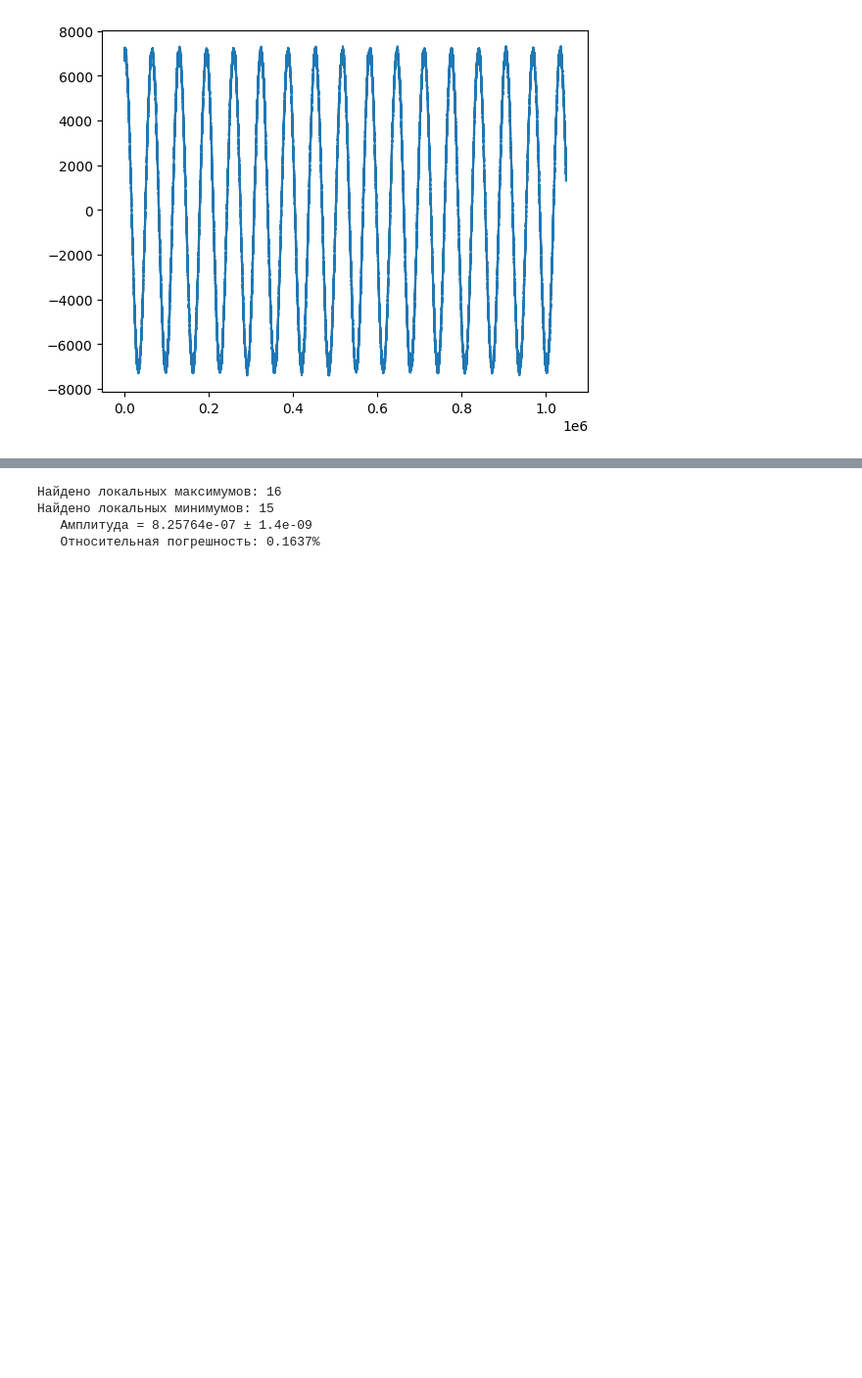
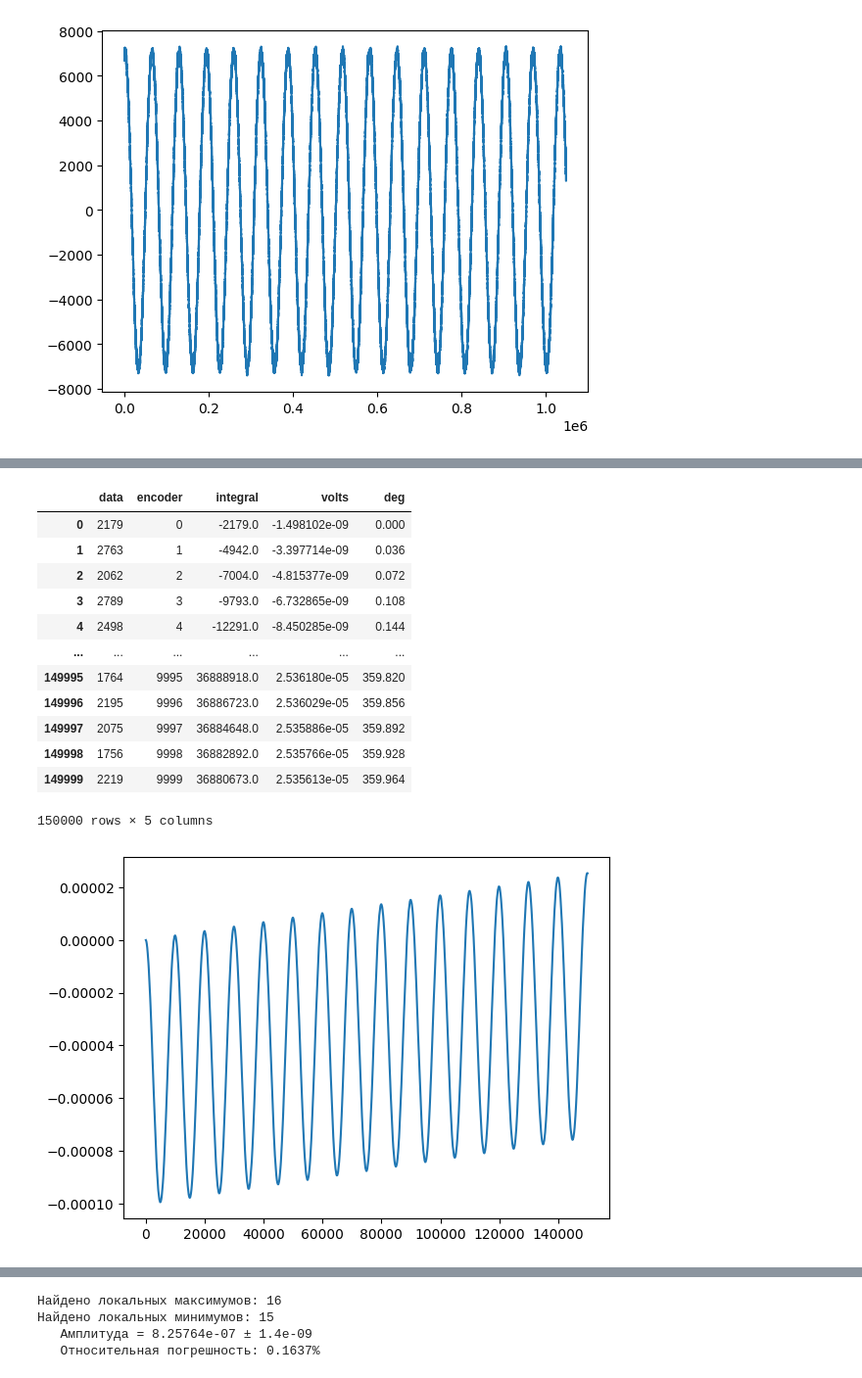
Before and after one commit to BuslaySt/Helmholz-Polymagnit, a Jupyter notebook: code/HarmData_fast2.ipynb, the cells around one changed output, grey strips where cells are left out. Shown at 98% size. Drawn from its saved outputs; the diff is of its cells as text; code cells hidden in the pictures; blank space fills up the shorter version.

```diff
--- a/code/HarmData_fast2.ipynb
+++ b/code/HarmData_fast2.ipynb
@@ -122,18 +122,6 @@ df_filtered
 1048574 rows × 2 columns
 [figure]
 # %%
-if 0:
-    # Фильтрация данных от дельта-шумов
-    window_size = 3
-    trim_offset = window_size // 2
-
-    # Применяем фильтр и обрезаем сразу для обоих столбцов
-    # Создаем новый DataFrame с отфильтрованными данными
-    df_filtered = pd.DataFrame({
-        'data': medfilt(df_raw.data, kernel_size=window_size)[trim_offset:-trim_offset],
-        'encoder': medfilt(df_raw.encoder, kernel_size=window_size)[trim_offset:-trim_offset]
-    })
-
 # Отрезаем целое число периодов
 split_points = df_filtered.index[(df_filtered['encoder'].shift(1) - df_filtered['encoder'] > 1000)]
 start_idx = split_points[0]
@@ -199,10 +189,11 @@ df_trimmed['period'] = (df_trimmed['encoder'] != df_trimmed['encoder'].shift()).
 df_res = df_trimmed.groupby('period').agg({'data': 'sum', 'encoder': 'first'}).reset_index(drop=True)
 
 # 3. Интеграл (кумулятивная сумма)
-df_res['integral'] = -1.0*df_res.data.cumsum()
+# df_res['integral'] = -1.0*df_res.data.cumsum()
 
-# from scipy import integrate
-# df_res['integral'] = -1.0 * integrate.cumulative_trapezoid(df_res['data'], dx=dt, initial=0)
+from scipy import integrate
+dt = 1
+df_res['integral'] = -1.0 * integrate.cumulative_trapezoid(df_res['data'], dx=dt, initial=0)
 
 # 4. Пересчет в Вольты*метры*секунды
 #  2.5/32767 - коэф. для перевода в Вольты, 1/96937 в сек (timebase), 1/1144.8 в м (пост катушки), минус из формулы интегрирования
@@ -213,11 +204,26 @@ df_res['deg'] = (df_res['encoder']/10000)*360
 # %%
 # filename = f"data_{datetime.now().strftime('%Y-%m-%d_%H-%M-%S')}.csv"
 # dir = 'data'
 
 # df_res.to_csv(os.path.join(dir, filename))
 
-# plt.plot(df_res.volts)
-# df_res
+plt.plot(df_res.volts)
+df_res
+# %% [output]
+|  | data | encoder | integral | volts | deg |
+| 0 | 2179 | 0 | -2179.0 | -1.498102e-09 | 0.000 |
+| 1 | 2763 | 1 | -4942.0 | -3.397714e-09 | 0.036 |
+| 2 | 2062 | 2 | -7004.0 | -4.815377e-09 | 0.072 |
+| 3 | 2789 | 3 | -9793.0 | -6.732865e-09 | 0.108 |
+| 4 | 2498 | 4 | -12291.0 | -8.450285e-09 | 0.144 |
+| ... | ... | ... | ... | ... | ... |
+| 149995 | 1764 | 9995 | 36888918.0 | 2.536180e-05 | 359.820 |
+| 149996 | 2195 | 9996 | 36886723.0 | 2.536029e-05 | 359.856 |
+| 149997 | 2075 | 9997 | 36884648.0 | 2.535886e-05 | 359.892 |
+| 149998 | 1756 | 9998 | 36882892.0 | 2.535766e-05 | 359.928 |
+| 149999 | 2219 | 9999 | 36880673.0 | 2.535613e-05 | 359.964 |
+150000 rows × 5 columns
+[figure, added]
 # %%
 import fastgoertzel as fg
 
```
Also changed, not shown: parts of 9 cells of this notebook.
